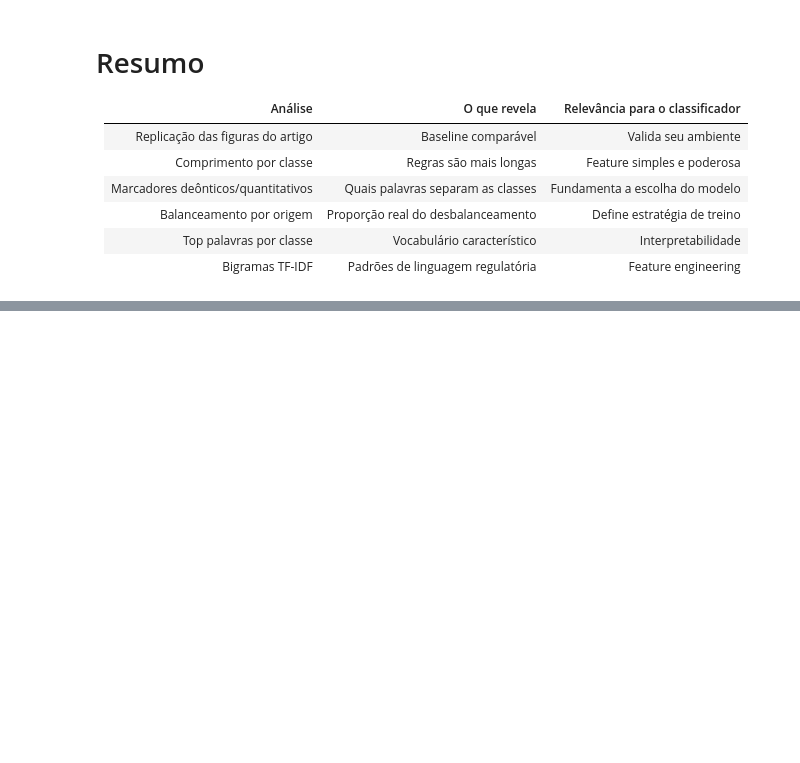
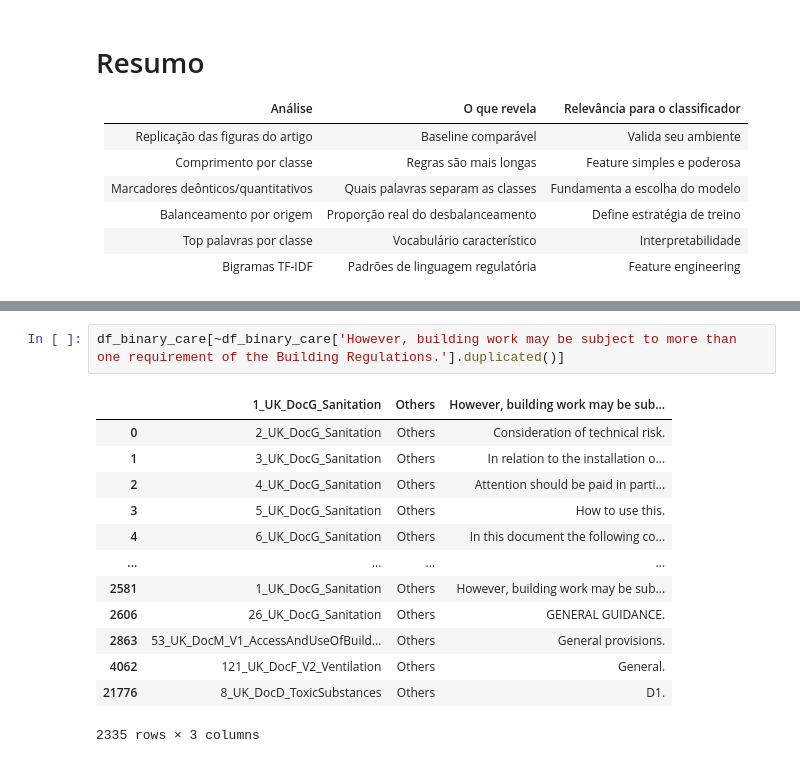
Before and after one commit to FerDelbo/rule-classification, a Jupyter notebook: src/exploratory.ipynb, the cells around one changed output, grey strips where cells are left out. Cells and saved outputs as stored; diff of their text form; blank space fills up the shorter version.

```diff
--- a/src/exploratory.ipynb
+++ b/src/exploratory.ipynb
@@ -200,0 +281,16 @@ Bigramas mais associados a REGRAS:
+# %%
+df_binary_care[~df_binary_care['However, building work may be subject to more than one requirement of the Building Regulations.'].duplicated()]
+# %% [output]
+|  | 1_UK_DocG_Sanitation | Others | However, building work may be sub... |
+| 0 | 2_UK_DocG_Sanitation | Others | Consideration of technical risk. |
+| 1 | 3_UK_DocG_Sanitation | Others | In relation to the installation o... |
+| 2 | 4_UK_DocG_Sanitation | Others | Attention should be paid in parti... |
+| 3 | 5_UK_DocG_Sanitation | Others | How to use this. |
+| 4 | 6_UK_DocG_Sanitation | Others | In this document the following co... |
+| ... | ... | ... | ... |
+| 2581 | 1_UK_DocG_Sanitation | Others | However, building work may be sub... |
+| 2606 | 26_UK_DocG_Sanitation | Others | GENERAL GUIDANCE. |
+| 2863 | 53_UK_DocM_V1_AccessAndUseOfBuild... | Others | General provisions. |
+| 4062 | 121_UK_DocF_V2_Ventilation | Others | General. |
+| 21776 | 8_UK_DocD_ToxicSubstances | Others | D1. |
+2335 rows × 3 columns
```
Also changed, not shown: parts of 9 cells of this notebook, 38 other files.
